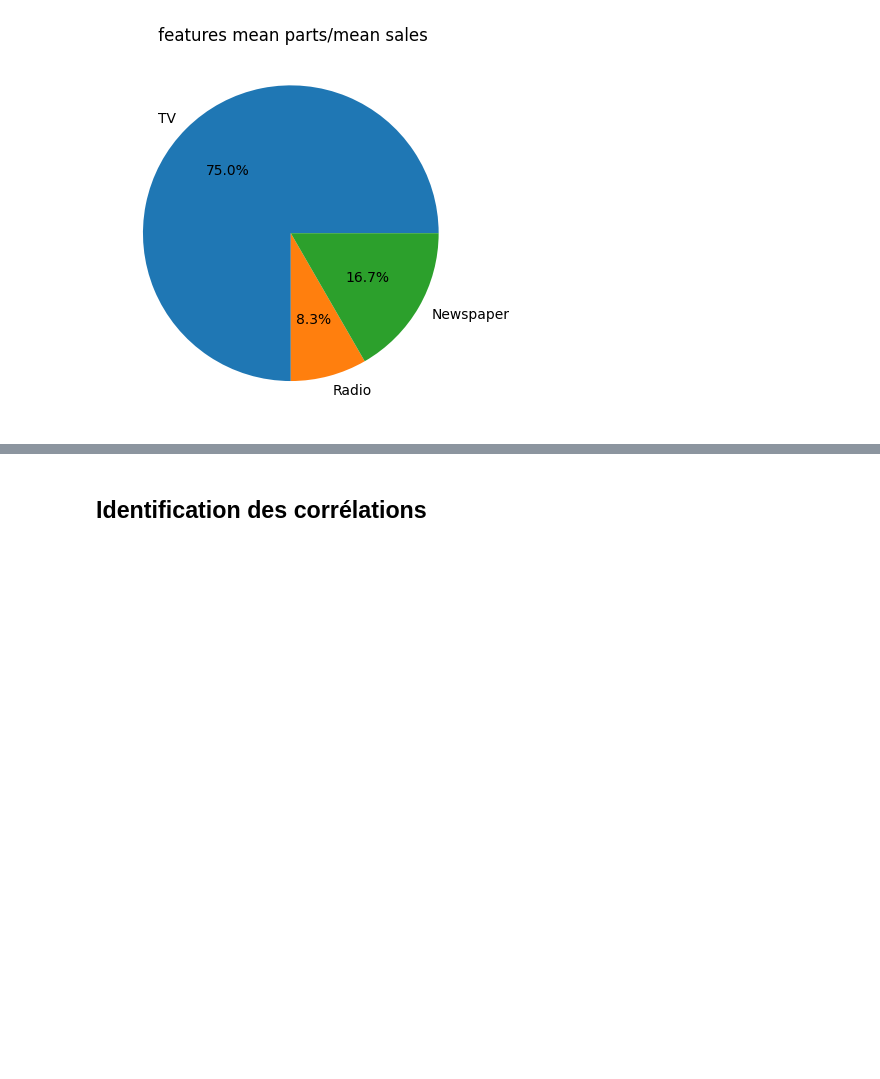
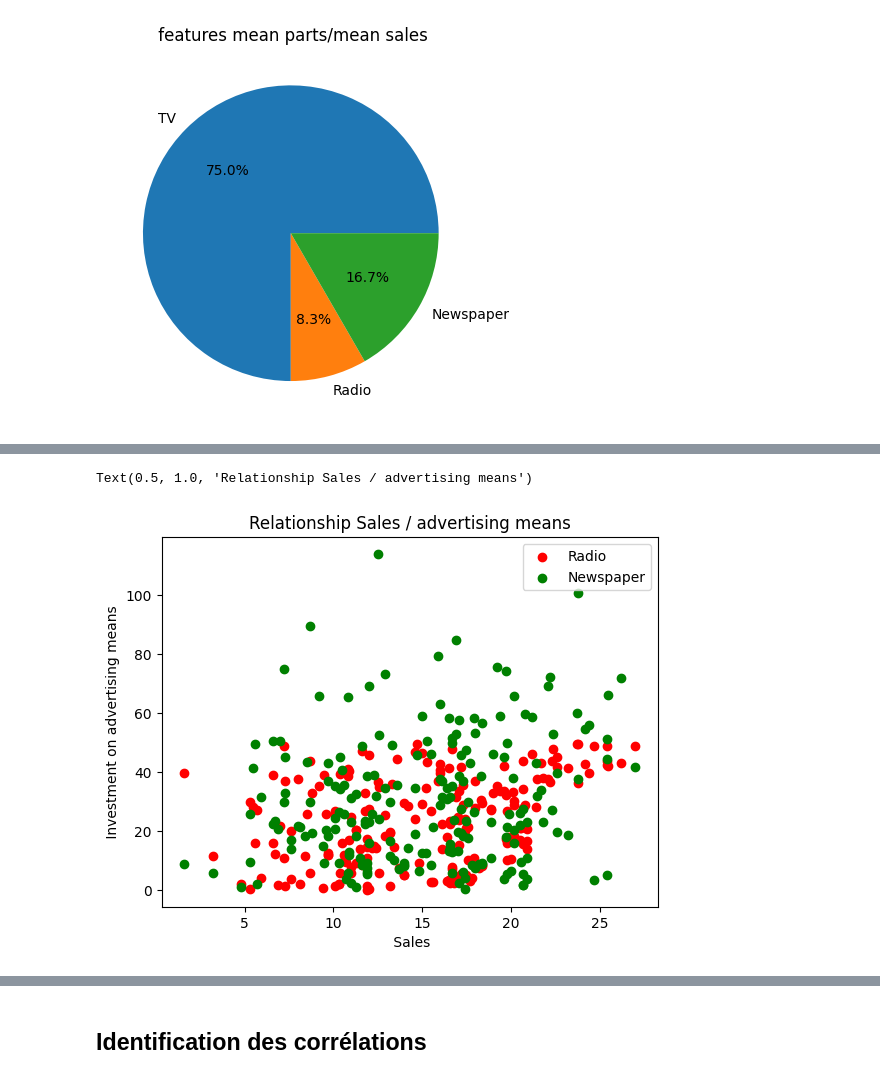
Before and after one commit to CSAADZIDI/ML_challenge_linear_regression, a Jupyter notebook: challenge_linear_regression.ipynb, the cells around one changed output, grey strips where cells are left out. Saved outputs shown, nothing was run; the diff lists cells and outputs as text; code cells hidden in the pictures; blank space fills up the shorter version.

```diff
--- a/challenge_linear_regression.ipynb
+++ b/challenge_linear_regression.ipynb
@@ -151,0 +192,11 @@ type per_TV <class 'int'>
+# %%
+#plt.scatter(df["Sales"],df["TV"], color='blue', label = "TV")
+plt.scatter( df["Sales"],df["Radio"], color='red', label = "Radio")
+plt.scatter( df["Sales"],df["Newspaper"], color='green', label = "Newspaper")
+plt.xlabel(" Sales")
+plt.ylabel(" Investment on advertising means ")
+plt.legend()
+plt.title("Relationship Sales / advertising means")
+# %% [output]
+Text(0.5, 1.0, 'Relationship Sales / advertising means')
+[figure, added]
```
Also changed, not shown: parts of 26 cells of this notebook.
